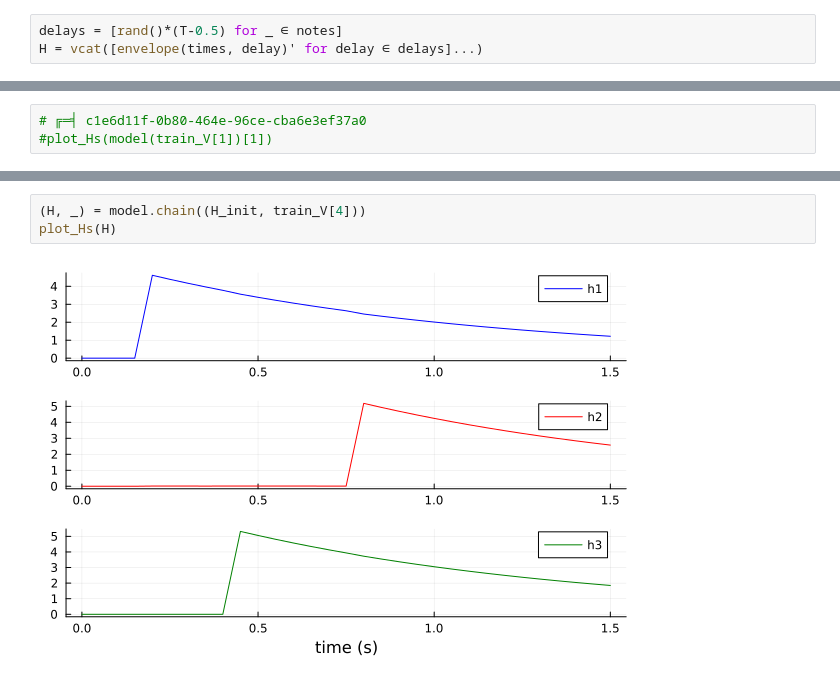
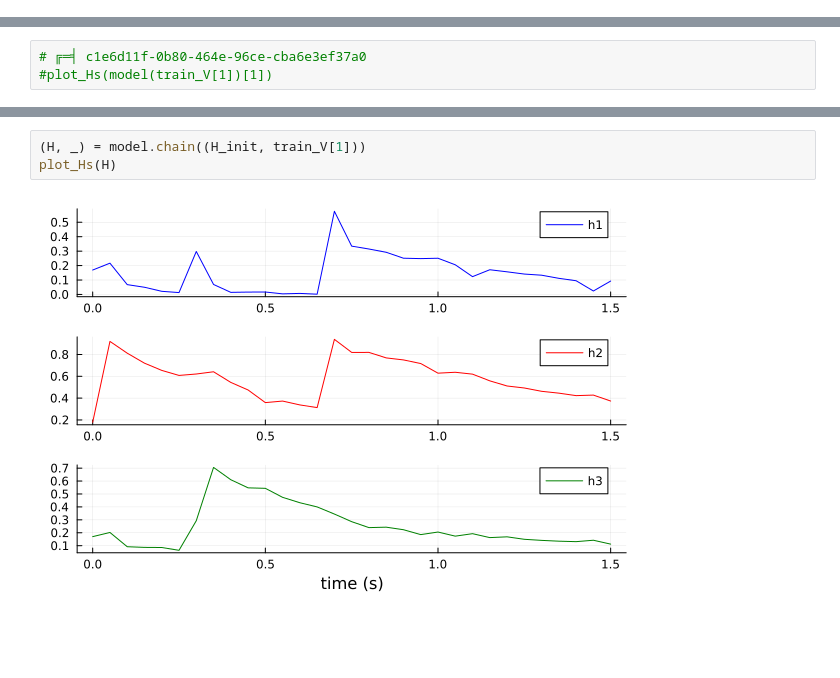
Before and after one commit to njericha/Deep-Unrolling-NTF, a Jupyter notebook: divergence updates and loss.ipynb, the cells around one changed output, grey strips where cells are left out. Cells and saved outputs as stored; diff of their text form; blank space fills up the shorter version.

```diff
--- a/divergence updates and loss.ipynb
+++ b/divergence updates and loss.ipynb
@@ -136,3 +136,0 @@ zip([[0.0 0.0 … 0.007662554031592091 0.007288846861676971; 0.0 0.0 … 0.00824
-# %%
-delays = [rand()*(T-0.5) for _ ∈ notes]
-H = vcat([envelope(times, delay)' for delay ∈ delays]...)
@@ -322,5 +300,5 @@ heatmap(train_V[4])
 # %%
-(H, _) = model.chain((H_init, train_V[4]))
+(H, _) = model.chain((H_init, train_V[1]))
 plot_Hs(H)
 # %% [output]
-[figure, old version]
+[figure, new version]
```
Also changed, not shown: parts of 15 cells of this notebook.
